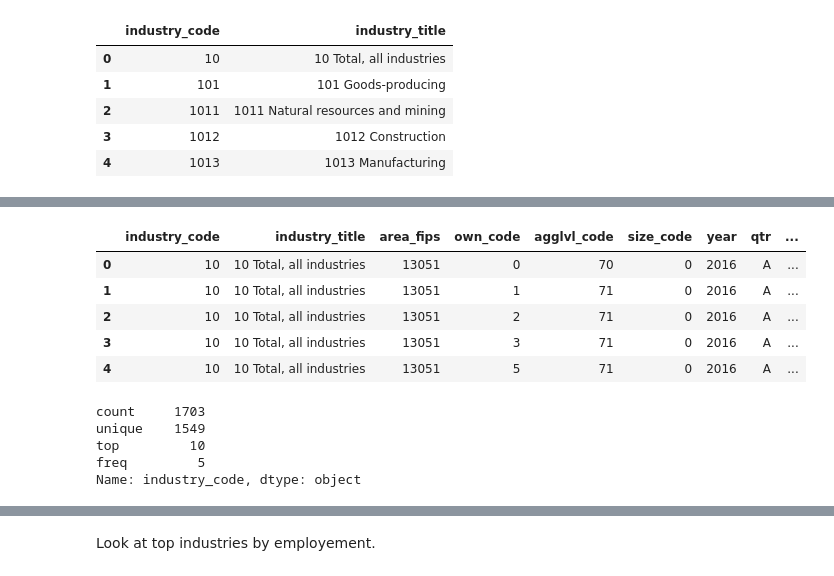
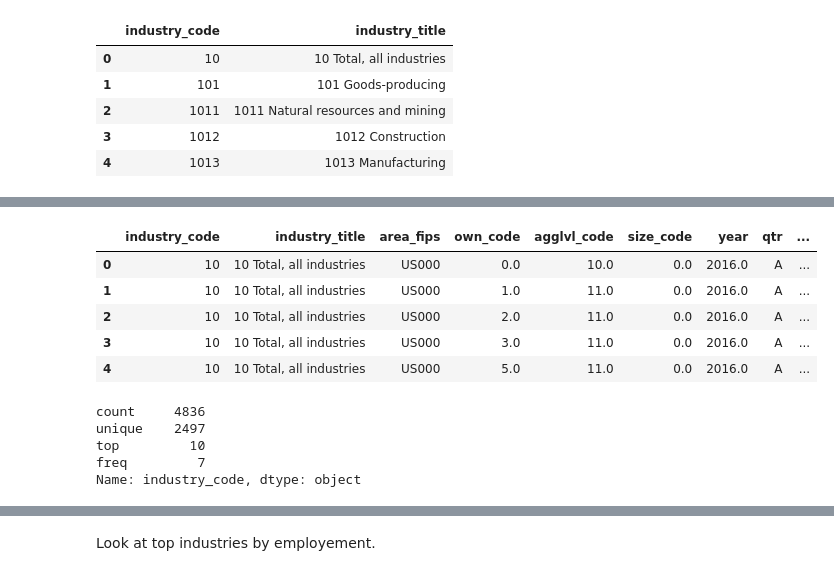
Before and after one commit to npr99/PlanningMethods, a Jupyter notebook: Location_Quotient_Using_BLS_QCEW.ipynb, the cells around one changed output, grey strips where cells are left out. Saved outputs shown, nothing was run; the diff lists cells and outputs as text; code cells hidden in the pictures.

```diff
--- a/Location_Quotient_Using_BLS_QCEW.ipynb
+++ b/Location_Quotient_Using_BLS_QCEW.ipynb
@@ -70,7 +70,7 @@ area_title
 # %% [output]
 'Chatham County, Georgia'
 # %%
-blsqcew = pd.read_csv('http://data.bls.gov/cew/data/api/2016/a/area/13051.csv')
+blsqcew = pd.read_csv('http://data.bls.gov/cew/data/api/2016/a/area/US000.csv')
 blsqcew.head()
 # %% [output]
 |  | area_fips | own_code | industry_code | agglvl_code | size_code | year | qtr | disclosure_code | ... |
@@ -134,22 +137,22 @@ Name: industry_code, dtype: object
 # %%
 blsqcew_titles = pd.merge(left = industry_titles_df,
                           right = blsqcew,
                           left_on = 'industry_code',
                           right_on = 'industry_code',
-                          how = 'right')
+                          how = 'outer')
 blsqcew_titles.head()
 # %% [output]
 |  | industry_code | industry_title | area_fips | own_code | agglvl_code | size_code | year | qtr | ... |
-| 0 | 10 | 10 Total, all industries | 13051 | 0 | 70 | 0 | 2016 | A | ... |
-| 1 | 10 | 10 Total, all industries | 13051 | 1 | 71 | 0 | 2016 | A | ... |
-| 2 | 10 | 10 Total, all industries | 13051 | 2 | 71 | 0 | 2016 | A | ... |
-| 3 | 10 | 10 Total, all industries | 13051 | 3 | 71 | 0 | 2016 | A | ... |
-| 4 | 10 | 10 Total, all industries | 13051 | 5 | 71 | 0 | 2016 | A | ... |
+| 0 | 10 | 10 Total, all industries | US000 | 0.0 | 10.0 | 0.0 | 2016.0 | A | ... |
+| 1 | 10 | 10 Total, all industries | US000 | 1.0 | 11.0 | 0.0 | 2016.0 | A | ... |
+| 2 | 10 | 10 Total, all industries | US000 | 2.0 | 11.0 | 0.0 | 2016.0 | A | ... |
+| 3 | 10 | 10 Total, all industries | US000 | 3.0 | 11.0 | 0.0 | 2016.0 | A | ... |
+| 4 | 10 | 10 Total, all industries | US000 | 5.0 | 11.0 | 0.0 | 2016.0 | A | ... |
 # %%
 blsqcew_titles.industry_code.describe()
 # %% [output]
-count     1703
-unique    1549
+count     4836
+unique    2497
 top         10
-freq         5
+freq         7
 Name: industry_code, dtype: object
```
Also changed, not shown: parts of 18 cells of this notebook.
